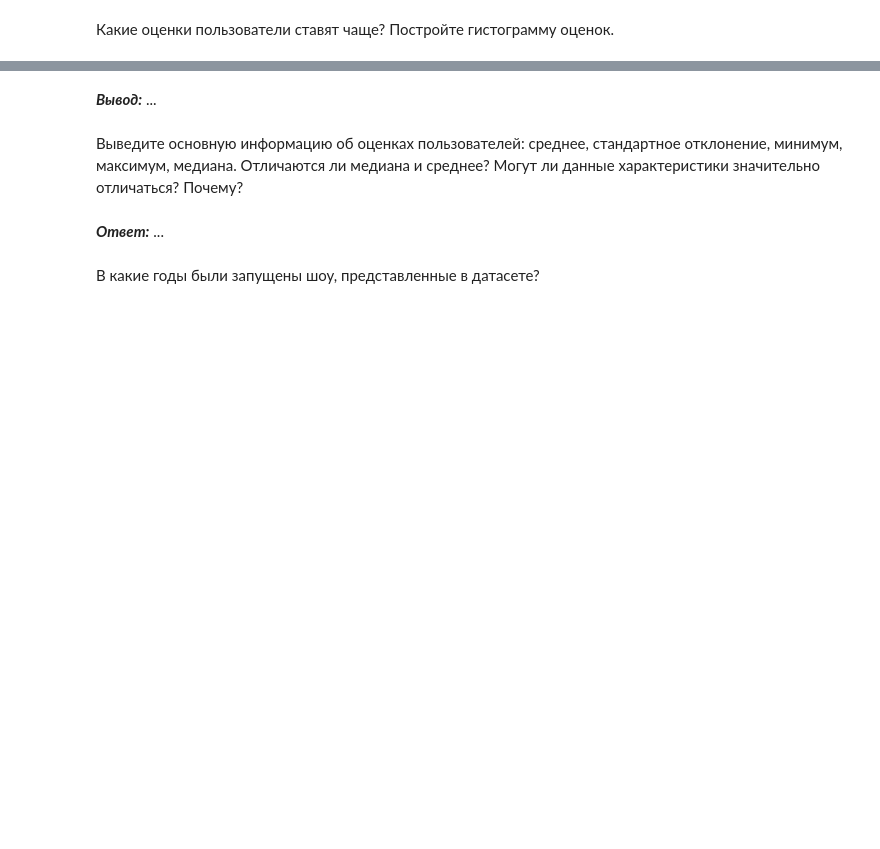
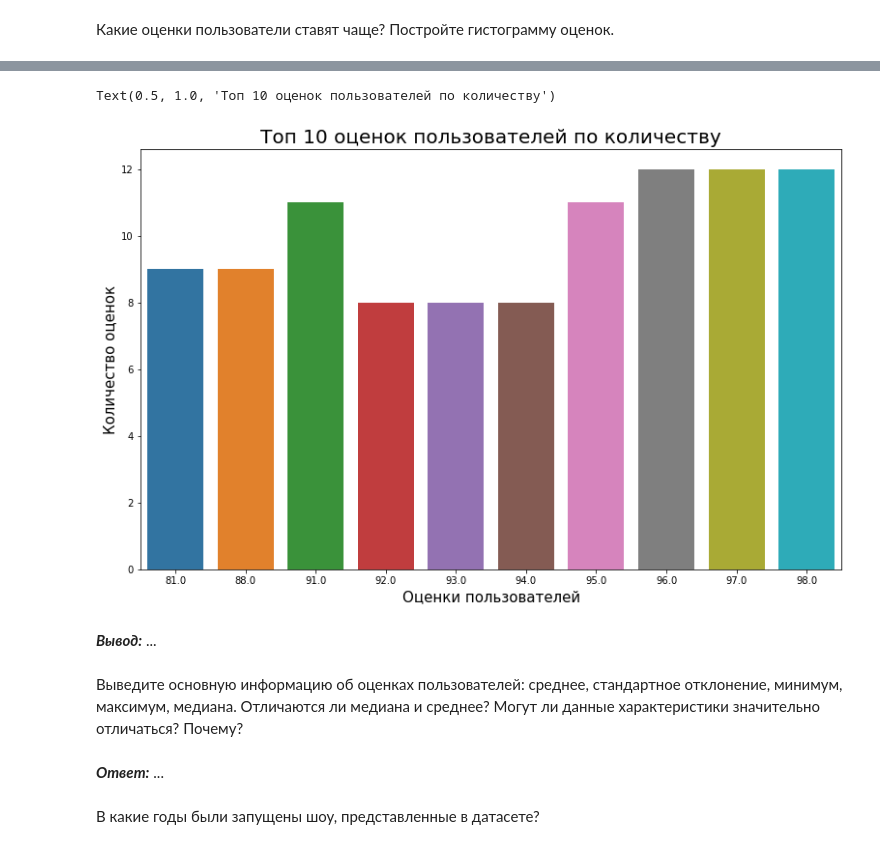
Before and after one commit to VorobyvEgor/Seminar_Sber, a Jupyter notebook: Projects/Егор_Воробьев_[Template]_Групповой_проект__Первичный_анализ_данных_.ipynb, the cells around one changed output, grey strips where cells are left out. Saved outputs shown, nothing was run; the diff lists cells and outputs as text; code cells hidden in the pictures; blank space fills up the shorter version.

```diff
--- a/Projects/Егор_Воробьев_[Template]_Групповой_проект__Первичный_анализ_данных_.ipynb
+++ b/Projects/Егор_Воробьев_[Template]_Групповой_проект__Первичный_анализ_данных_.ipynb
@@ -72,3 +128,14 @@ data
+# %%
+rating = data.groupby('user rating score').title.count()
+# %%
+top_rating = rating.sort_values(ascending=False).index[:10]
+sns.countplot(x='user rating score', data=data[data['user rating score'].isin(top_rating)])
+plt.xlabel('Оценки пользователей', fontdict={'fontsize': 15, 'fontweight':10})
+plt.ylabel('Количество оценок', fontdict={'fontsize': 15, 'fontweight':10})
+plt.title('Топ 10 оценок пользователей по количеству', fontdict={'fontsize': 20, 'fontweight':10})
+# %% [output]
+Text(0.5, 1.0, 'Топ 10 оценок пользователей по количеству')
+[figure, added]
 # %% [markdown]
 ***Вывод:*** ...
 # %% [markdown]
```
Also changed, not shown: parts of 14 cells of this notebook.
